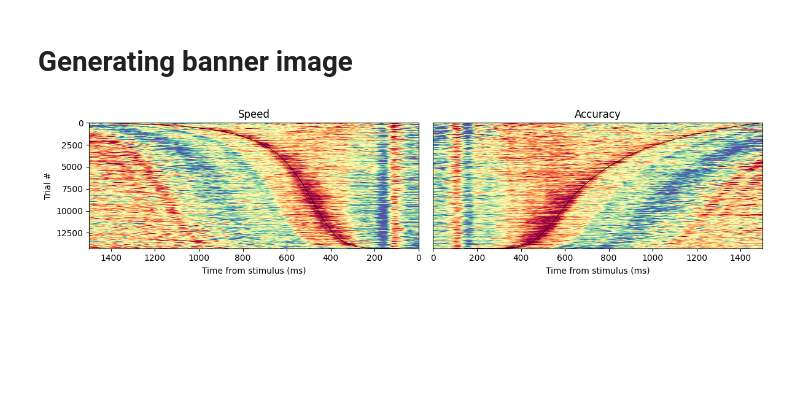
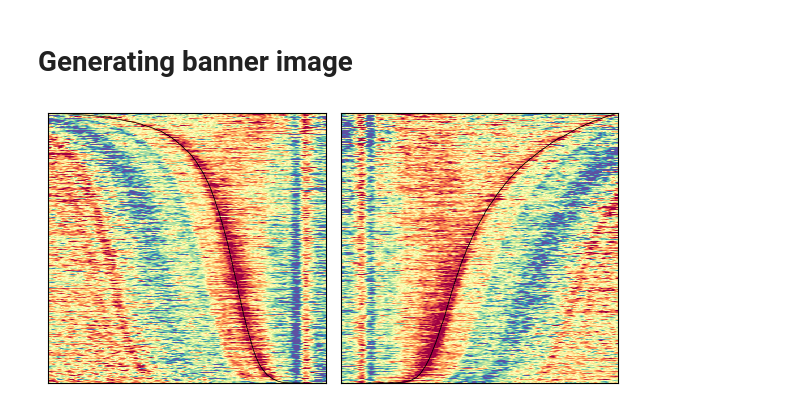
Before and after one commit to GWeindel/decision-times, a Jupyter notebook: 2-ERP_analyses.ipynb, the cells around one changed output. Cells and saved outputs as stored; diff of their text form; code cells hidden in the pictures; blank space fills up the shorter version.

Commit message:
Nicer banner image

```diff
--- a/2-ERP_analyses.ipynb
+++ b/2-ERP_analyses.ipynb
@@ -333,38 +333,35 @@ def gauss_window(sorted_mvp):
             /np.tile(np.nanstd(x, axis=1), (x.shape[1], 1)).T
     return x
 
 n_samples = 1.5*sfreq
-fig, ax = plt.subplots(1,2,figsize=(12, 3), sharey=False)
+fig, ax = plt.subplots(1,2,figsize=(6, 3), sharey=False)
 for SAT in ['accuracy','speed']:
     data_left_sp = data.where((data.condition == SAT), drop=True).dropna('trial_x_participant', how="all")
 
     #Used for RTs
     centered_rt = hmp.utils.centered_activity(data_left_sp, times_sp, channels,
                     event=0, n_samples=n_samples, cut_before_event=0, cut_after_event=4,
                     baseline=0)
     #Actual mvp values
     centered_surface = hmp.utils.centered_activity(data_left_sp, times_sp, channels,
                     event=0, n_samples=n_samples, cut_before_event=0, cut_after_event=0,
                     baseline=0)
     rts_surface = np.isnan(centered_rt.data.sel(channel='Cz')).sum('samples').values
     rts_surface_sort = np.argsort(rts_surface)
     rts_surface_sort = rts_surface_sort[int(np.sum(rts_surface == 0)):-int(np.sum(rts_surface >= n_samples))]
     mvp_tc = np.dot(centered_surface.data.transpose('trial_x_participant', 'samples','channel').data, weights.sel(event=decision_event).values[:,0])[rts_surface_sort]
     filtered_zscored = gauss_window(mvp_tc)
     ax[ax_sat[SAT]].imshow(filtered_zscored, vmin=-2, vmax=2, cmap='Spectral_r',
         interpolation='none',  extent=[0,n_samples*tstep,mvp_tc.shape[0],0], aspect='auto')
     ax[ax_sat[SAT]].plot((n_samples-rts_surface[rts_surface_sort][::-1])*tstep, np.arange(len(rts_surface_sort))[::-1], color='k', lw=.5)
-    ax[ax_sat[SAT]].set_xlabel('Time from stimulus (ms)')
+    # ax[ax_sat[SAT]].set_xlabel('Time from stimulus (ms)')
     ax[ax_sat[SAT]].set_xlim(0, 1500)
     if ax_sat[SAT] == 0:
-        ax[ax_sat[SAT]].set_ylabel('Trial #')
         ax[ax_sat[SAT]].xaxis.set_inverted(True)
-    else:
-        ax[ax_sat[SAT]].tick_params(bottom=True, labelbottom=True, left=False, labelleft=False)
-
-    ax[ax_sat[SAT]].set_title(SAT.capitalize())
+    ax[ax_sat[SAT]].tick_params(bottom=False, labelbottom=False,
+                                left=False, labelleft=False)
 fig.tight_layout()
 plt.savefig('plots/bump_banner.jpg',dpi=300,transparent=True,bbox_inches='tight')
 plt.show()
 # %% [output]
-[figure, old version]
+[figure, new version]
```
Also changed, not shown: 1 other file.
